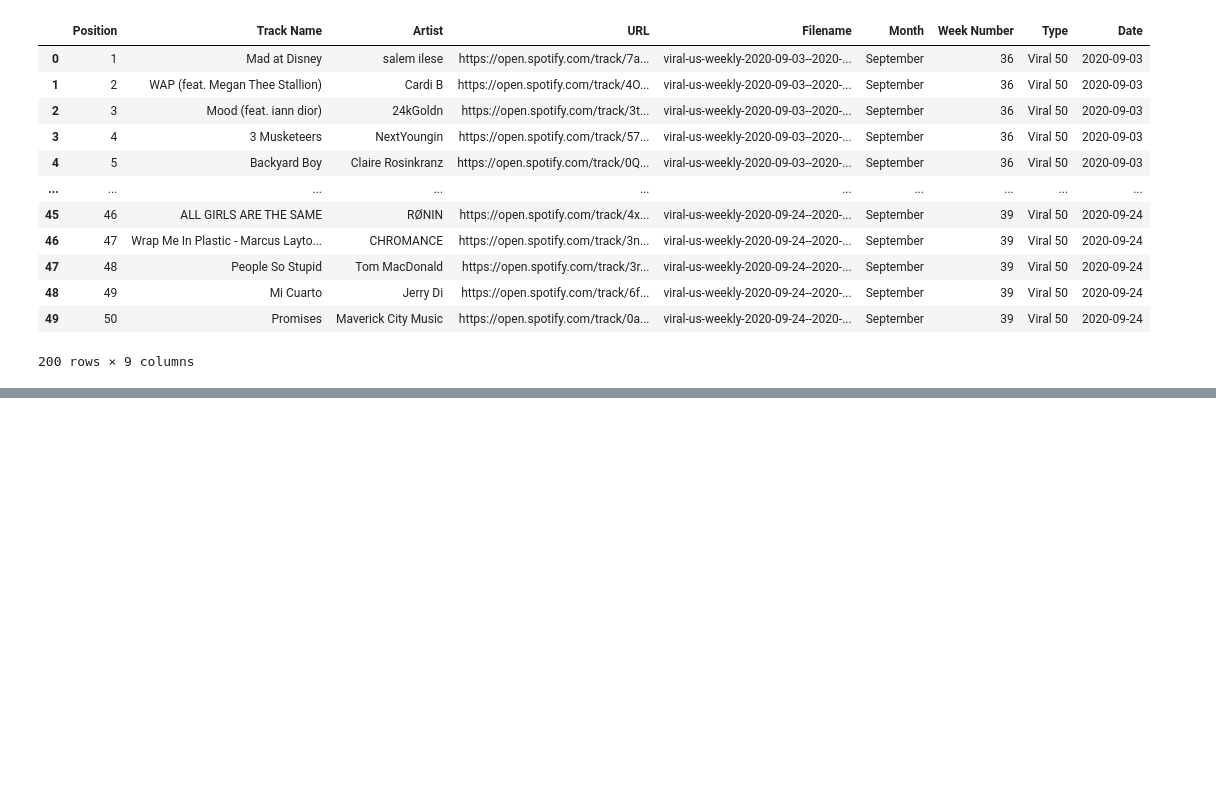
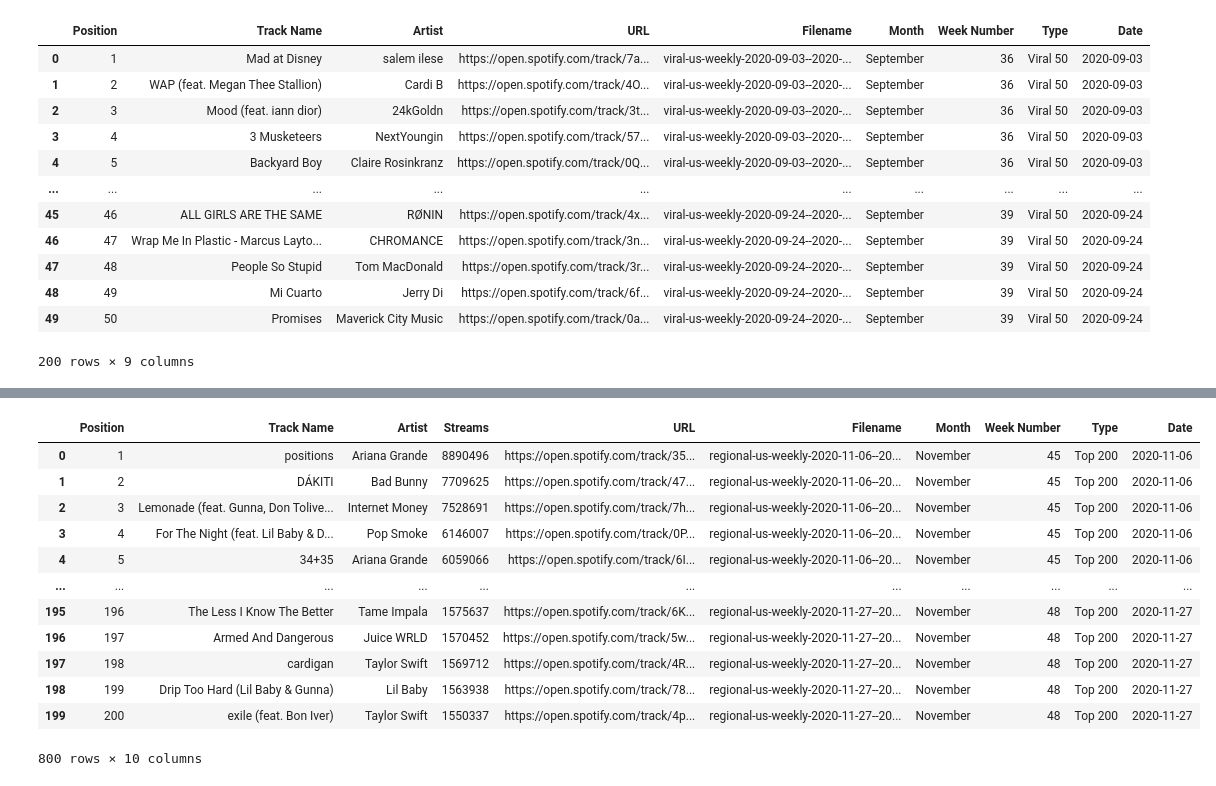
Before and after one commit to Teablee/project-one, a Jupyter notebook: merge_csv.ipynb, the cells around one changed output, grey strips where cells are left out. Drawn from its saved outputs; the diff is of its cells as text; code cells hidden in the pictures; blank space fills up the shorter version.

```diff
--- a/merge_csv.ipynb
+++ b/merge_csv.ipynb
@@ -139,0 +102,51 @@ SyntaxError: invalid syntax (<ipython-input-26-797b3417f8d3>, line 9)
+# %%
+# Combine csv files for top 200 in November
+
+import datetime
+import glob
+import os
+import pandas as pd
+
+# Merge top 200
+files = glob.glob('Test_merge\\Top 200\\November\\*.csv')
+# print(files)
+
+nov_combined_df_top200 = pd.concat([pd.read_csv(fp, skiprows=[0], skip_blank_lines=True).assign(Filename=os.path.basename(fp)) for fp in files])
+
+nov_combined_df_top200
+
+# Make new columns for month and week numbers
+nov_combined_df_top200["Month"] = ""
+nov_combined_df_top200["Week Number"] = ""
+nov_combined_df_top200["Type"] = ""
+
+# Extract Date from filename using slice top 200 slice is 19, 29
+nov_combined_df_top200["Date"] = nov_combined_df_top200['Filename'].str.slice(19,29)
+# convert to Datetime
+nov_combined_df_top200["Date"]=pd.to_datetime(nov_combined_df_top200["Date"])
+# get week number form Date
+nov_combined_df_top200["Week Number"] = nov_combined_df_top200['Date'].dt.week
+
+for index, row in sept_combined_df_top200.iterrows():
+    nov_combined_df_top200.loc[index, "Month"] = "November"
+    nov_combined_df_top200.loc[index, "Type"] = "Top 200"
+
+
+nov_combined_df_top200.to_csv("nov_combined_top200.csv")
+
+nov_combined_df_top20 = nov_combined_df_top200.sort_values(['Week Number', 'Position'], ascending=True)
+nov_combined_df_top20
+# %% [output]
+|  | Position | Track Name | Artist | Streams | URL | Filename | Month | Week Number | Type | Date |
+| 0 | 1 | positions | Ariana Grande | 8890496 | https://open.spotify.com/track/35... | regional-us-weekly-2020-11-06--20... | November | 45 | Top 200 | 2020-11-06 |
+| 1 | 2 | DÁKITI | Bad Bunny | 7709625 | https://open.spotify.com/track/47... | regional-us-weekly-2020-11-06--20... | November | 45 | Top 200 | 2020-11-06 |
+| 2 | 3 | Lemonade (feat. Gunna, Don Tolive... | Internet Money | 7528691 | https://open.spotify.com/track/7h... | regional-us-weekly-2020-11-06--20... | November | 45 | Top 200 | 2020-11-06 |
+| 3 | 4 | For The Night (feat. Lil Baby & D... | Pop Smoke | 6146007 | https://open.spotify.com/track/0P... | regional-us-weekly-2020-11-06--20... | November | 45 | Top 200 | 2020-11-06 |
+| 4 | 5 | 34+35 | Ariana Grande | 6059066 | https://open.spotify.com/track/6I... | regional-us-weekly-2020-11-06--20... | November | 45 | Top 200 | 2020-11-06 |
+| ... | ... | ... | ... | ... | ... | ... | ... | ... | ... | ... |
+| 195 | 196 | The Less I Know The Better | Tame Impala | 1575637 | https://open.spotify.com/track/6K... | regional-us-weekly-2020-11-27--20... | November | 48 | Top 200 | 2020-11-27 |
+| 196 | 197 | Armed And Dangerous | Juice WRLD | 1570452 | https://open.spotify.com/track/5w... | regional-us-weekly-2020-11-27--20... | November | 48 | Top 200 | 2020-11-27 |
+| 197 | 198 | cardigan | Taylor Swift | 1569712 | https://open.spotify.com/track/4R... | regional-us-weekly-2020-11-27--20... | November | 48 | Top 200 | 2020-11-27 |
+| 198 | 199 | Drip Too Hard (Lil Baby & Gunna) | Lil Baby | 1563938 | https://open.spotify.com/track/78... | regional-us-weekly-2020-11-27--20... | November | 48 | Top 200 | 2020-11-27 |
+| 199 | 200 | exile (feat. Bon Iver) | Taylor Swift | 1550337 | https://open.spotify.com/track/4p... | regional-us-weekly-2020-11-27--20... | November | 48 | Top 200 | 2020-11-27 |
+800 rows × 10 columns
```
Also changed, not shown: parts of 8 cells of this notebook, 8 other files.
